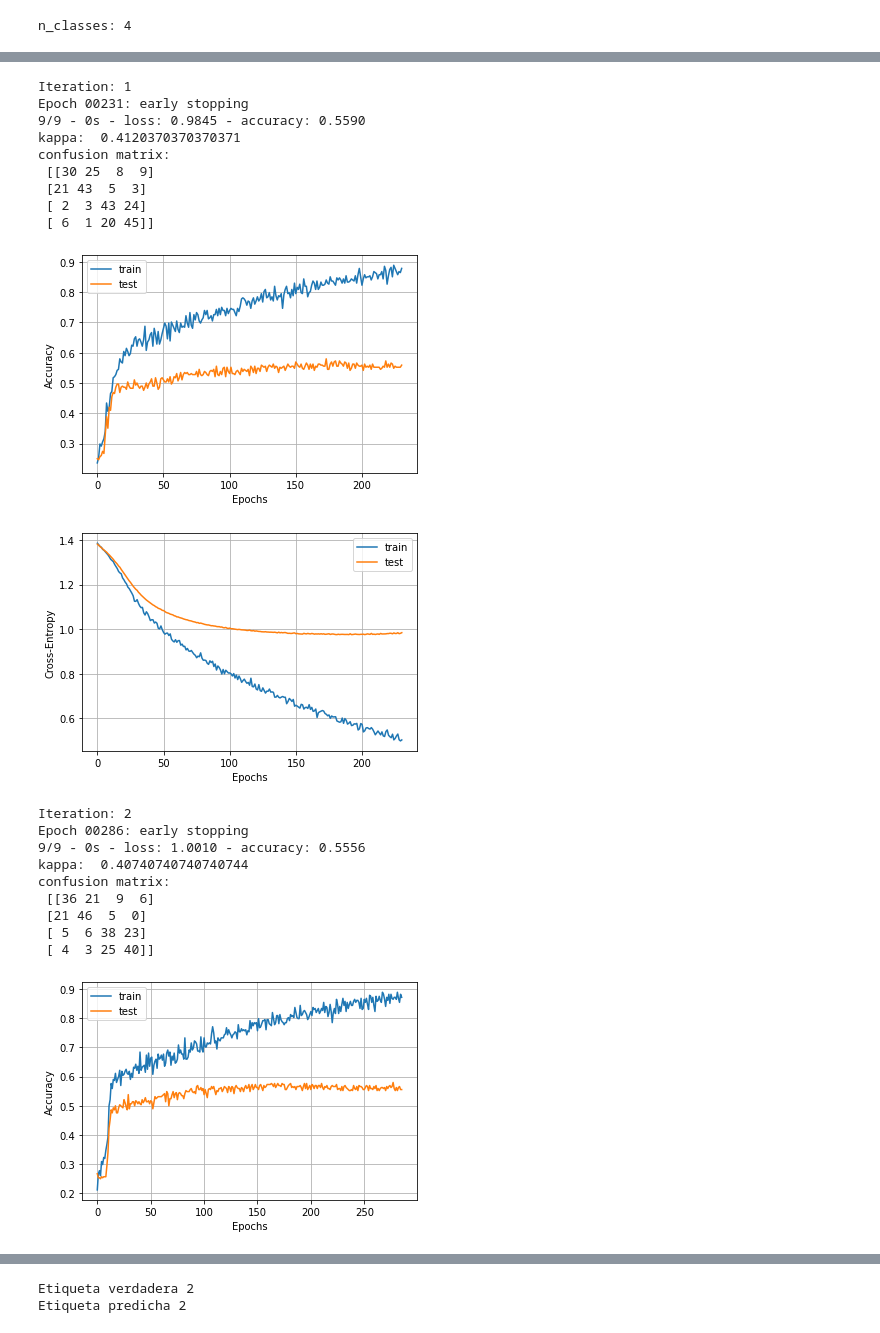
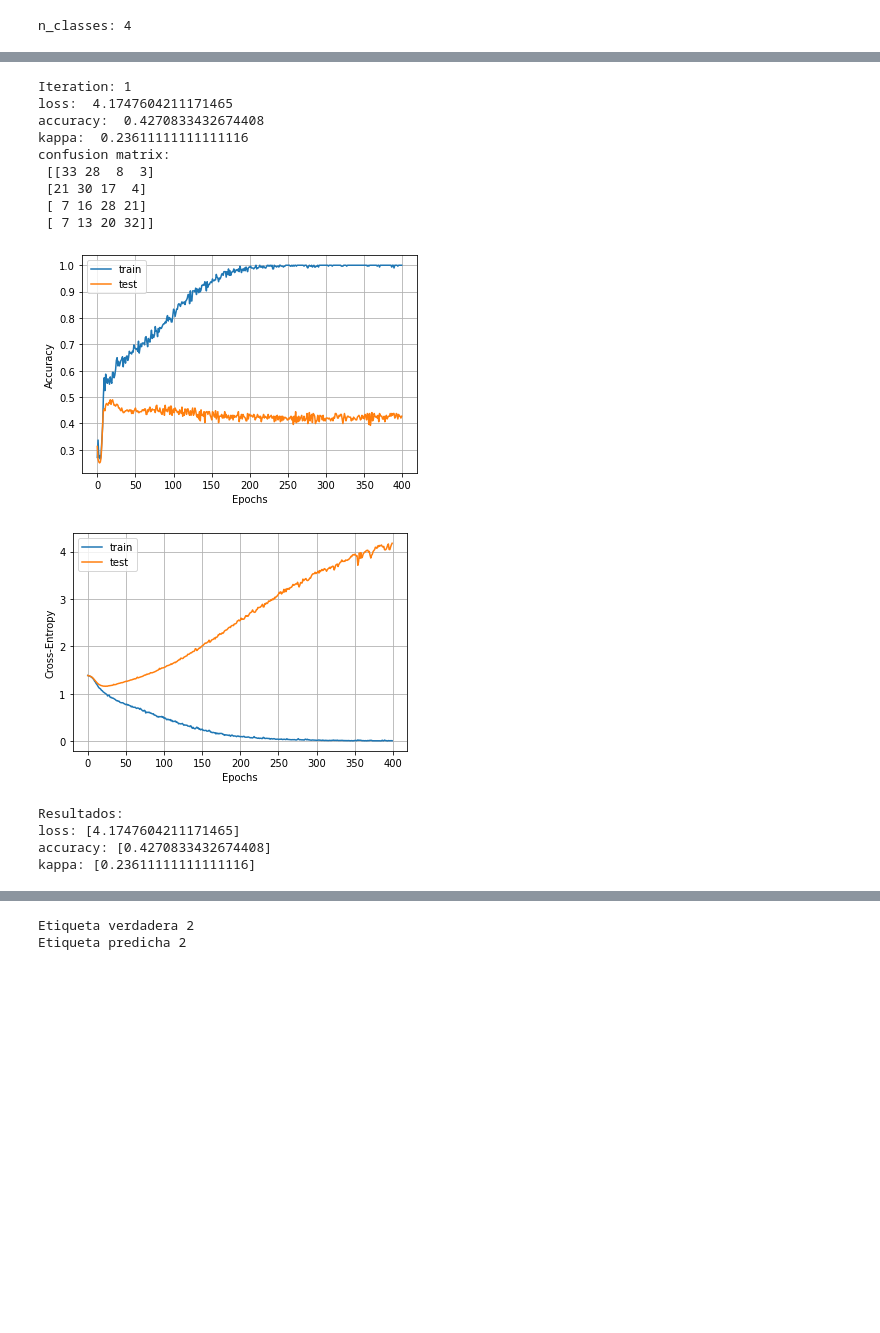
Before and after one commit to EdgarMoyete/Deep-Learning-BCI-IV-2a, a Jupyter notebook: Espectros-STFT/STFT3D-CNN2D-V-Resize-Explorar.ipynb, the cells around one changed output, grey strips where cells are left out. Drawn from its saved outputs; the diff is of its cells as text; code cells hidden in the pictures; blank space fills up the shorter version.

```diff
--- a/Espectros-STFT/STFT3D-CNN2D-V-Resize-Explorar.ipynb
+++ b/Espectros-STFT/STFT3D-CNN2D-V-Resize-Explorar.ipynb
@@ -124,7 +151,7 @@ for i in range(25):
     plt.subplot(5,5,i+1)
     plt.xticks([])
     plt.yticks([])
-    plt.imshow(x_train[i], cmap='Greys')
+    plt.imshow(x_train[i])
     plt.xlabel(class_names[y_train[i]])
 plt.show()
 # %% [output]
@@ -132,8 +158,0 @@ plt.show()
-# %%
-#convertir a float
-x_train = x_train.astype('float32')
-x_test = x_test.astype('float32')
-
-#escalar los valores en un rango de 0 a 1 (normalizar)
-x_train /= 128.0
-x_test /= 128.0
@@ -170,9 +158,0 @@ plt.show()
-# %%
-plt.figure(figsize=(10,10))
-for i in range(25):
-    plt.subplot(5,5,i+1)
-    plt.xticks([])
-    plt.yticks([])
-    plt.imshow(x_train[i], cmap='Greys')
-    plt.xlabel(class_names[y_train[i]])
-plt.show()
@@ -193,16 +169,17 @@ es = EarlyStopping(monitor='val_loss', patience=40, verbose=1)
 # %%
 def CNN_2D():
   model = Sequential()
-  model.add(Conv2D(8, (3,3), activation='relu', padding='same',
+  model.add(Conv2D(16, (3,3), activation='relu', padding='same',
                    input_shape=x_train.shape[1:]))
   model.add(MaxPool2D((2,2)))
-  model.add(Conv2D(8, (3,3), activation='relu', padding='same'))
+  model.add(Conv2D(16, (3,3), activation='relu', padding='same'))
+  model.add(MaxPool2D((2,2)))
   model.add(Flatten())
-  model.add(Dense(64, activation='relu'))
+  model.add(Dense(128, activation='relu'))
   model.add(Dropout(0.2))
   model.add(Dense(n_classes, activation='softmax'))
 
-  optimizer = Adam(lr=1e-5)
+  optimizer = Adam(lr=1e-4)
   model.compile(optimizer = optimizer,
                 loss = 'sparse_categorical_crossentropy',
                 metrics = ['accuracy'])
@@ -211,18 +188,20 @@ def CNN_2D():
 array_loss = []
 array_acc = []
 array_kappa = []
-for i in range(2):
+for i in range(1):
   print("Iteration:", i+1)
 
   model = CNN_2D()
 
+  # 400 epocas porque solo es para probar
   history = model.fit(x_train, y_train, epochs=400, batch_size=18,
-                      validation_data=(x_test, y_test), verbose=0,
-                      callbacks=[es])
+                      validation_data=(x_test, y_test), verbose=0)
 
-  test_loss, test_acc = model.evaluate(x_test, y_test, verbose=2)
+  test_loss, test_acc = model.evaluate(x_test, y_test, verbose=0)
   array_loss.append(test_loss)
+  print("loss: ", test_loss)
   array_acc.append(test_acc)
+  print("accuracy: ", test_acc)
 
   probabilidades = model.predict(x_test)
   y_pred = np.argmax(probabilidades, 1) #1=fila
@@ -230,49 +209,43 @@ for i in range(2):
   kappa = cohen_kappa_score(y_test, y_pred)
   array_kappa.append(kappa)
   print("kappa: ", kappa)
 
   matriz_confusion = confusion_matrix(y_test, y_pred)
   print("confusion matrix:\n", matriz_confusion)
 
   plt.plot(history.history['accuracy'])
   plt.plot(history.history['val_accuracy'])
   plt.grid()
   plt.xlabel('Epochs')
   plt.ylabel('Accuracy')
   plt.legend(['train', 'test'])
   plt.show()
   plt.plot(history.history['loss'])
   plt.plot(history.history['val_loss'])
   plt.grid()
   plt.xlabel('Epochs')
   plt.ylabel('Cross-Entropy')
   plt.legend(['train', 'test'])
   plt.show()
 
 print()
 print("Resultados:")
 print("loss:", array_loss)
 print("accuracy:", array_acc)
 print("kappa:", array_kappa)
 # %% [output]
 Iteration: 1
-Epoch 00231: early stopping
-9/9 - 0s - loss: 0.9845 - accuracy: 0.5590
-kappa:  0.4120370370370371
+loss:  4.1747604211171465
+accuracy:  0.4270833432674408
+kappa:  0.23611111111111116
 confusion matrix:
- [[30 25  8  9]
- [21 43  5  3]
- [ 2  3 43 24]
- [ 6  1 20 45]]
+ [[33 28  8  3]
+ [21 30 17  4]
+ [ 7 16 28 21]
+ [ 7 13 20 32]]
-[figure, old version]
+[figure, new version]
-[figure, old version]
+[figure, new version]
-Iteration: 2
-Epoch 00286: early stopping
-9/9 - 0s - loss: 1.0010 - accuracy: 0.5556
-kappa:  0.40740740740740744
-confusion matrix:
- [[36 21  9  6]
- [21 46  5  0]
- [ 5  6 38 23]
- [ 4  3 25 40]]
+Resultados:
+loss: [4.1747604211171465]
+accuracy: [0.4270833432674408]
+kappa: [0.23611111111111116]
-[figure, removed]
```
Also changed, not shown: parts of 24 cells of this notebook, 14 other files.
